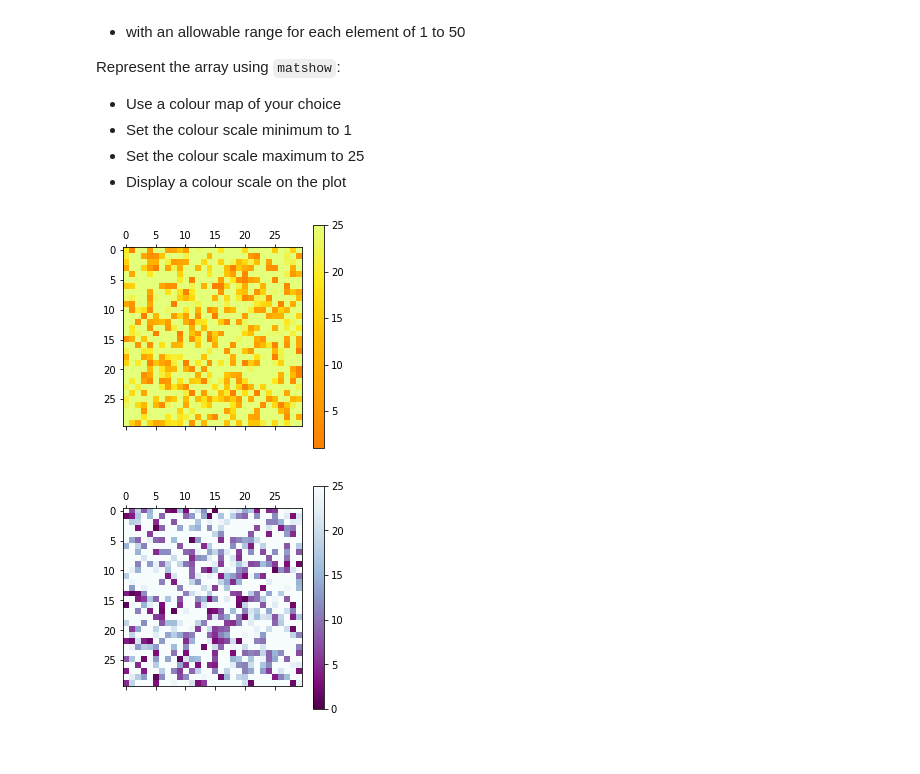
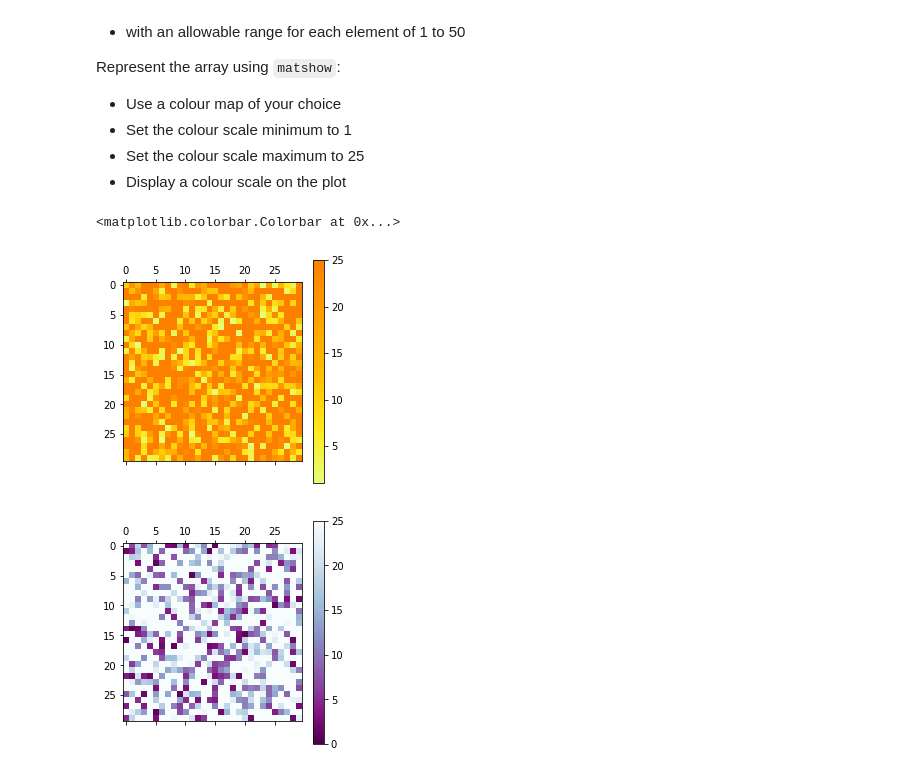
Before and after one commit to Zouhair-Ouaggag/Intro_to_python, a Jupyter notebook: 8_Plotting.ipynb, the cells around one changed output. Cells and saved outputs as stored; diff of their text form; code cells hidden in the pictures.

```diff
--- a/8_Plotting.ipynb
+++ b/8_Plotting.ipynb
@@ -1015,11 +1008,12 @@ Represent the array using `matshow`:
 - Display a colour scale on the plot
 # %%
 # 2D Array plot
-A = np.random.randint(1,50,size=(30,30))
-plt.matshow(A, cmap = cm.Wistia_r, vmin = 1, vmax = 25 )
-plt.colorbar();
+A = np.random.randint(1,50,(30,30))
+plt.matshow(A, cmap=cm.Wistia,vmin=1,vmax=25)
+plt.colorbar()
 # %% [output]
+<matplotlib.colorbar.Colorbar at 0x...>
-[figure, old version]
+[figure, new version]
 # %%
 # Example Solution
 a = np.random.randint(1, 50, size=(30,30))
```
Also changed, not shown: parts of 13 cells of this notebook, 8 other files.
